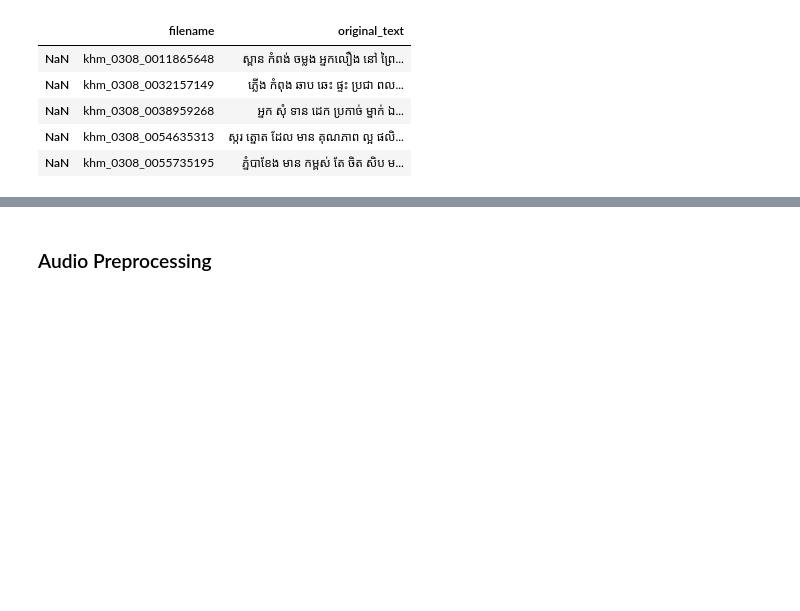
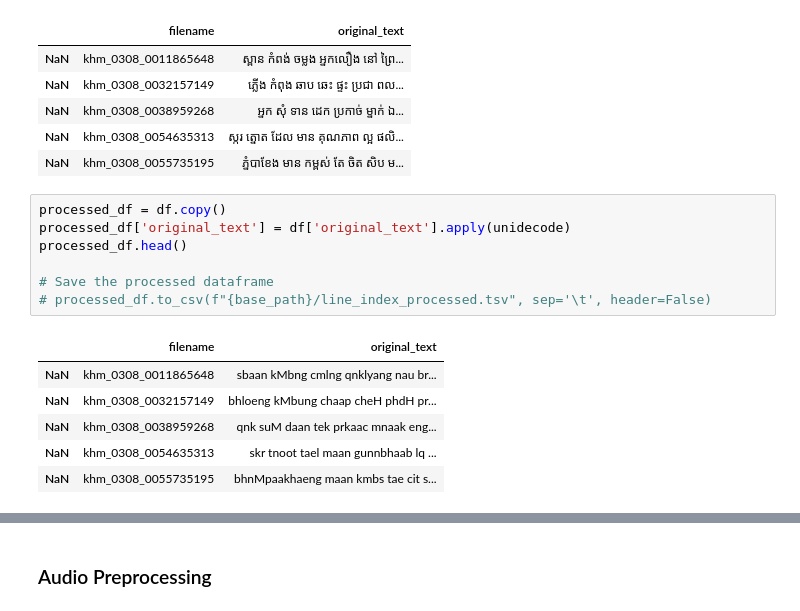
Before and after one commit to Kaimc2/Khmer-TTS, a Jupyter notebook: notebooks/khmer-tts-vocoder.ipynb, the cells around one changed output, grey strips where cells are left out. Drawn from its saved outputs; the diff is of its cells as text; blank space fills up the shorter version.

```diff
--- a/notebooks/khmer-tts-vocoder.ipynb
+++ b/notebooks/khmer-tts-vocoder.ipynb
@@ -16,3 +19,17 @@ df.head()
 | NaN | khm_0308_0038959268 | អ្នក សុំ ទាន ដេក ប្រកាច់ ម្នាក់ ឯ... |
 | NaN | khm_0308_0054635313 | ស្ករ ត្នោត ដែល មាន គុណភាព ល្អ ផលិ... |
 | NaN | khm_0308_0055735195 | ភ្នំបាខែង មាន កម្ពស់ តែ ចិត សិប ម... |
+# %%
+processed_df = df.copy()
+processed_df['original_text'] = df['original_text'].apply(unidecode)
+processed_df.head()
+
+# Save the processed dataframe
+# processed_df.to_csv(f"{base_path}/line_index_processed.tsv", sep='\t', header=False)
+# %% [output]
+|  | filename | original_text |
+| NaN | khm_0308_0011865648 | sbaan kMbng cmlng qnklyang nau br... |
+| NaN | khm_0308_0032157149 | bhloeng kMbung chaap cheH phdH pr... |
+| NaN | khm_0308_0038959268 | qnk suM daan tek prkaac mnaak eng... |
+| NaN | khm_0308_0054635313 | skr tnoot tael maan gunnbhaab lq ... |
+| NaN | khm_0308_0055735195 | bhnMpaakhaeng maan kmbs tae cit s... |
```
Also changed, not shown: parts of 8 cells of this notebook, 9 other files.
